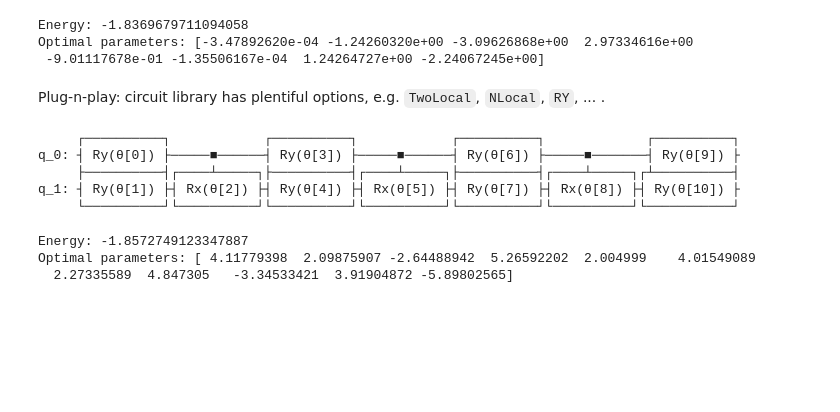
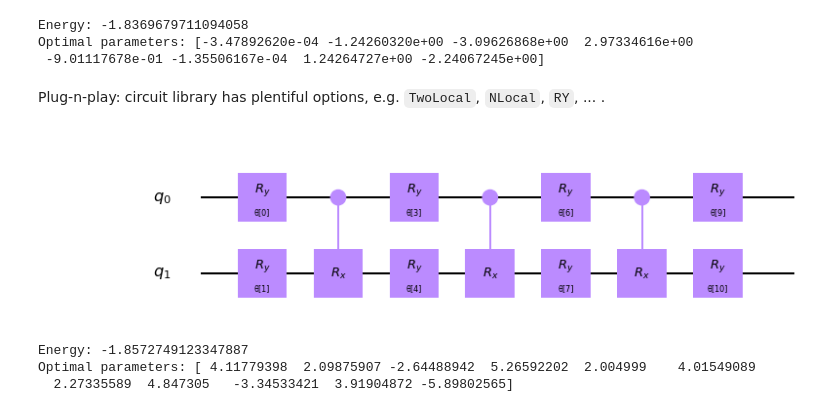
Before and after one commit to Cryoris/notebooks, a Jupyter notebook: Circuit Library Demo.ipynb, the cells around one changed output. Saved outputs shown, nothing was run; the diff lists cells and outputs as text; code cells hidden in the pictures; blank space fills up the shorter version.

```diff
--- a/Circuit Library Demo.ipynb
+++ b/Circuit Library Demo.ipynb
@@ -61,19 +57,15 @@ Plug-n-play: circuit library has plentiful options, e.g. `TwoLocal`, `NLocal`, `
 # %%
 from qiskit.circuit.library import TwoLocal
 
 # easy to implement all efficient 2-local circuits, e.g. all of Alan Aspuru-Guzik's Paper
 varform = TwoLocal(h2_qubit_operator.num_qubits,
-                    rotation_gates='ry',
-                    entanglement_gates='crx',
+                    rotation_blocks='ry',
+                    entanglement_blocks='crx',
                     entanglement='linear',
                     reps=3)
-print(varform)
+varform.draw(scale=1.2, output='mpl')
 # %% [output]
-     ┌──────────┐            ┌──────────┐            ┌──────────┐             ┌──────────┐
-q_0: ┤ Ry(θ[0]) ├─────■──────┤ Ry(θ[3]) ├─────■──────┤ Ry(θ[6]) ├─────■───────┤ Ry(θ[9]) ├
-     ├──────────┤┌────┴─────┐├──────────┤┌────┴─────┐├──────────┤┌────┴─────┐┌┴──────────┤
-q_1: ┤ Ry(θ[1]) ├┤ Rx(θ[2]) ├┤ Ry(θ[4]) ├┤ Rx(θ[5]) ├┤ Ry(θ[7]) ├┤ Rx(θ[8]) ├┤ Ry(θ[10]) ├
-     └──────────┘└──────────┘└──────────┘└──────────┘└──────────┘└──────────┘└───────────┘
+[figure, added]
 # %%
 algo = VQE(h2_qubit_operator, varform, optimizer=SLSQP(), quantum_instance=backend)
 result = algo.compute_minimum_eigenvalue()
```
Also changed, not shown: parts of 6 cells of this notebook.
